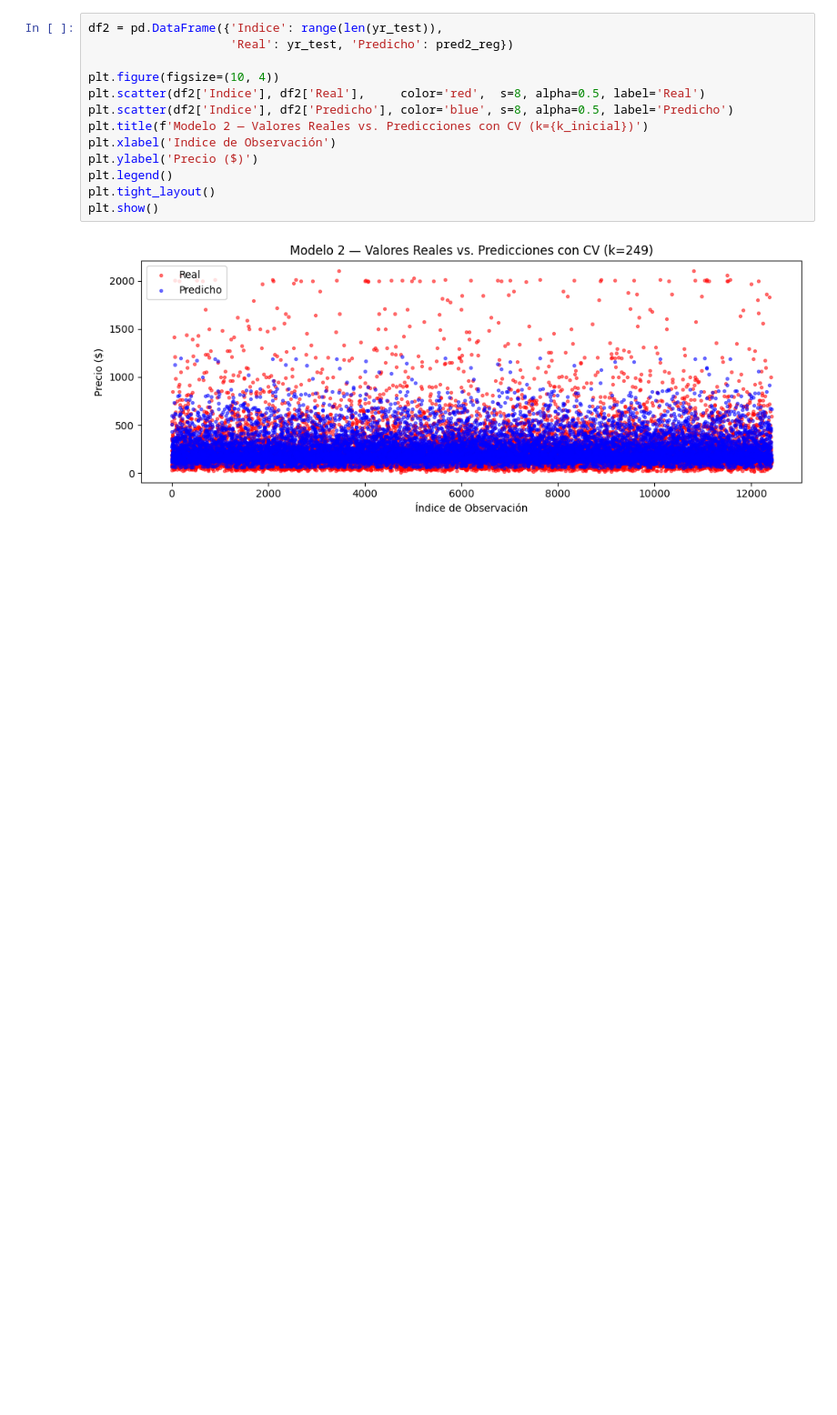
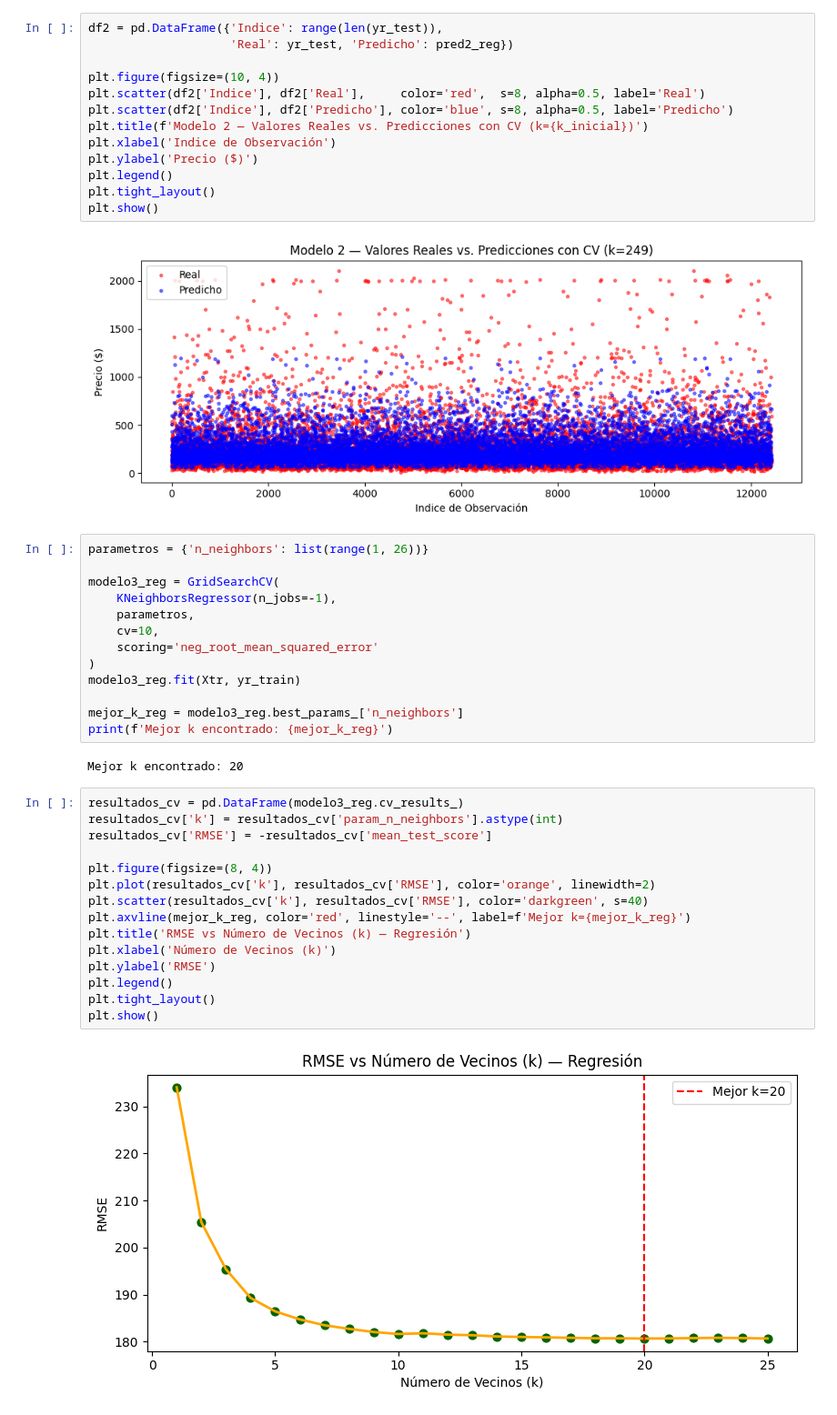
Before and after one commit to VirusMauri1/Lab6KNN, a Jupyter notebook: lab6mine.ipynb, the cells around one changed output. Shown at 91% size. Saved outputs shown, nothing was run; the diff lists cells and outputs as text; blank space fills up the shorter version.

Commit message:
KNN sin clasificacion y comparacion de modelos

```diff
--- a/lab6mine.ipynb
+++ b/lab6mine.ipynb
@@ -181,3 +181,35 @@ plt.tight_layout()
 plt.show()
 # %% [output]
 [figure]
+# %%
+parametros = {'n_neighbors': list(range(1, 26))}
+
+modelo3_reg = GridSearchCV(
+    KNeighborsRegressor(n_jobs=-1),
+    parametros,
+    cv=10,
+    scoring='neg_root_mean_squared_error'
+)
+modelo3_reg.fit(Xtr, yr_train)
+
+mejor_k_reg = modelo3_reg.best_params_['n_neighbors']
+print(f'Mejor k encontrado: {mejor_k_reg}')
+# %% [output]
+Mejor k encontrado: 20
+# %%
+resultados_cv = pd.DataFrame(modelo3_reg.cv_results_)
+resultados_cv['k'] = resultados_cv['param_n_neighbors'].astype(int)
+resultados_cv['RMSE'] = -resultados_cv['mean_test_score']
+
+plt.figure(figsize=(8, 4))
+plt.plot(resultados_cv['k'], resultados_cv['RMSE'], color='orange', linewidth=2)
+plt.scatter(resultados_cv['k'], resultados_cv['RMSE'], color='darkgreen', s=40)
+plt.axvline(mejor_k_reg, color='red', linestyle='--', label=f'Mejor k={mejor_k_reg}')
+plt.title('RMSE vs Número de Vecinos (k) — Regresión')
+plt.xlabel('Número de Vecinos (k)')
+plt.ylabel('RMSE')
+plt.legend()
+plt.tight_layout()
+plt.show()
+# %% [output]
+[figure, added]
```
Also changed, not shown: parts of 7 cells of this notebook.
